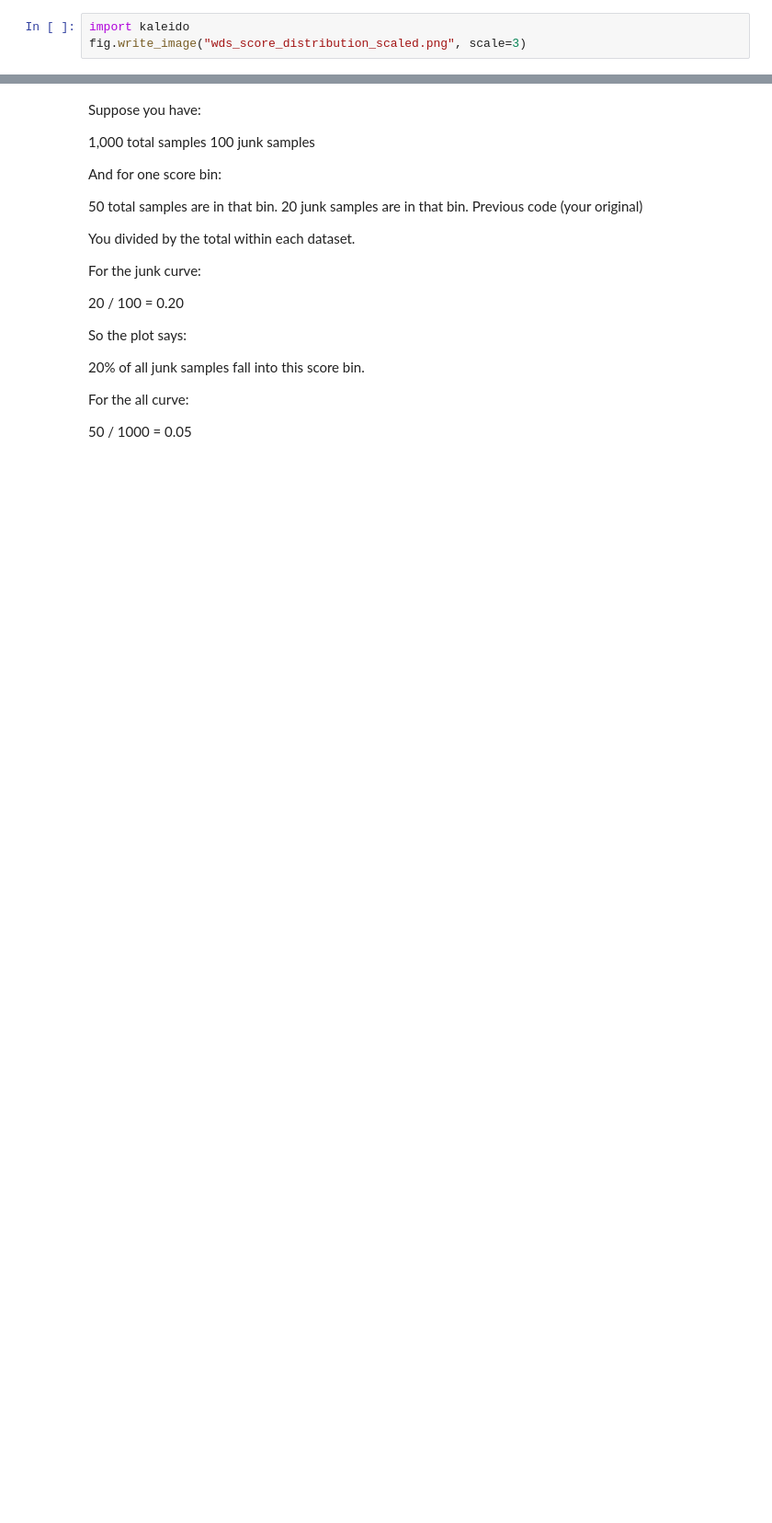
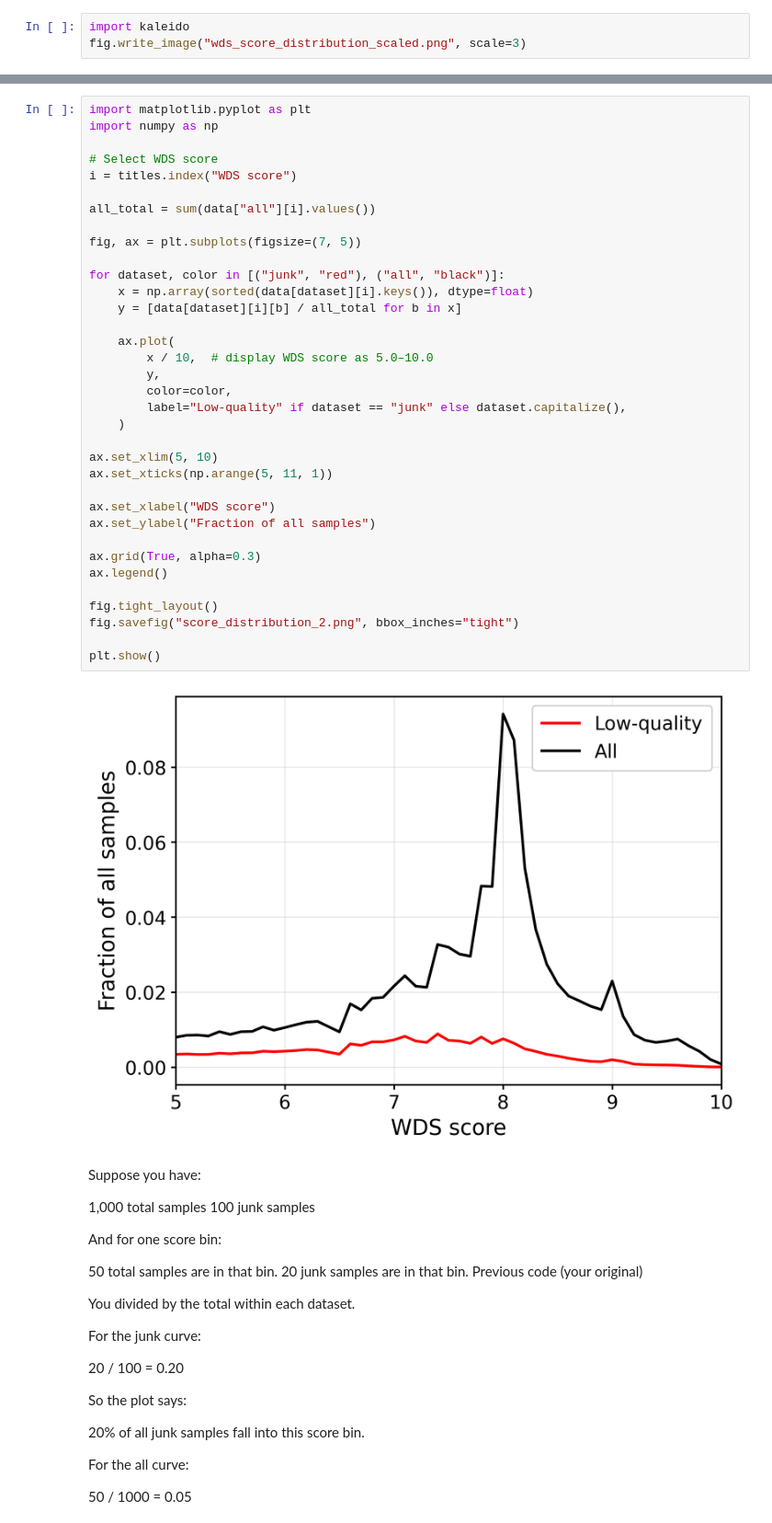
Before and after one commit to alrazz-n/persian_registers, a Jupyter notebook: Ham_Spam/Plots/Dist-hist.ipynb, the cells around one changed output, grey strips where cells are left out. Shown at 92% size. Drawn from its saved outputs; the diff is of its cells as text; blank space fills up the shorter version.

Commit message:
Make plot legends same size
Use Matplotlib instead to have the same size font legends

```diff
--- a/Ham_Spam/Plots/Dist-hist.ipynb
+++ b/Ham_Spam/Plots/Dist-hist.ipynb
@@ -506,3 +532,40 @@ fig.write_image("wds_score_distribution_scaled.png", scale=3)
+# %%
+import matplotlib.pyplot as plt
+import numpy as np
+
+# Select WDS score
+i = titles.index("WDS score")
+
+all_total = sum(data["all"][i].values())
+
+fig, ax = plt.subplots(figsize=(7, 5))
+
+for dataset, color in [("junk", "red"), ("all", "black")]:
+    x = np.array(sorted(data[dataset][i].keys()), dtype=float)
+    y = [data[dataset][i][b] / all_total for b in x]
+
+    ax.plot(
+        x / 10,  # display WDS score as 5.0–10.0
+        y,
+        color=color,
+        label="Low-quality" if dataset == "junk" else dataset.capitalize(),
+    )
+
+ax.set_xlim(5, 10)
+ax.set_xticks(np.arange(5, 11, 1))
+
+ax.set_xlabel("WDS score")
+ax.set_ylabel("Fraction of all samples")
+
+ax.grid(True, alpha=0.3)
+ax.legend()
+
+fig.tight_layout()
+fig.savefig("score_distribution_2.png", bbox_inches="tight")
+
+plt.show()
+# %% [output]
+[figure, added]
 # %% [markdown]
 Suppose you have:
 
```
Also changed, not shown: parts of 5 cells of this notebook, 4 other files.
